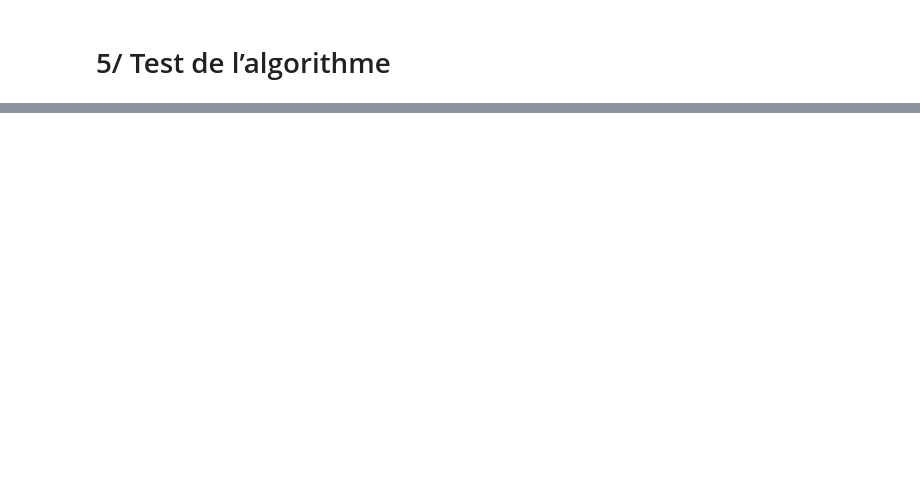
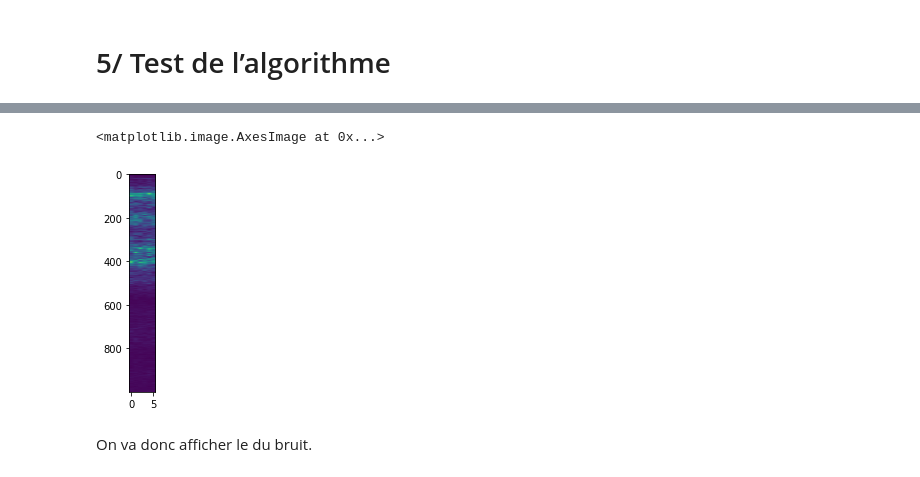
Before and after one commit to lepitinox/TP_audio, a Jupyter notebook: TP3/tp3.ipynb, the cells around one changed output, grey strips where cells are left out. Saved outputs shown, nothing was run; the diff lists cells and outputs as text; code cells hidden in the pictures; blank space fills up the shorter version.

```diff
--- a/TP3/tp3.ipynb
+++ b/TP3/tp3.ipynb
@@ -72,0 +82,16 @@ array([[0.+0.j, 0.+0.j, 0.+0.j, ..., 0.+0.j, 0.+0.j, 0.+0.j],
+# %%
+tfct2 = TFCT("files\\mix.wav")
+tfct2.x_vect = tfct.x_vect[:8000]
+tfct2.df_x_vect = tfct.df_x_vect[:8000]
+# %%
+tfct2.cut_signal()
+tfct2.apply_fft_on_window()
+tfct2.apply_fft_on_trames()
+tfct2.build_xmat()
+
+plt.imshow(tfct2.x_mat.T.abs(),aspect=0.05)
+# %% [output]
+<matplotlib.image.AxesImage at 0x...>
+[figure, added]
+# %% [markdown]
+On va donc afficher le du bruit.
```
Also changed, not shown: parts of 25 cells of this notebook, 1 other file.
